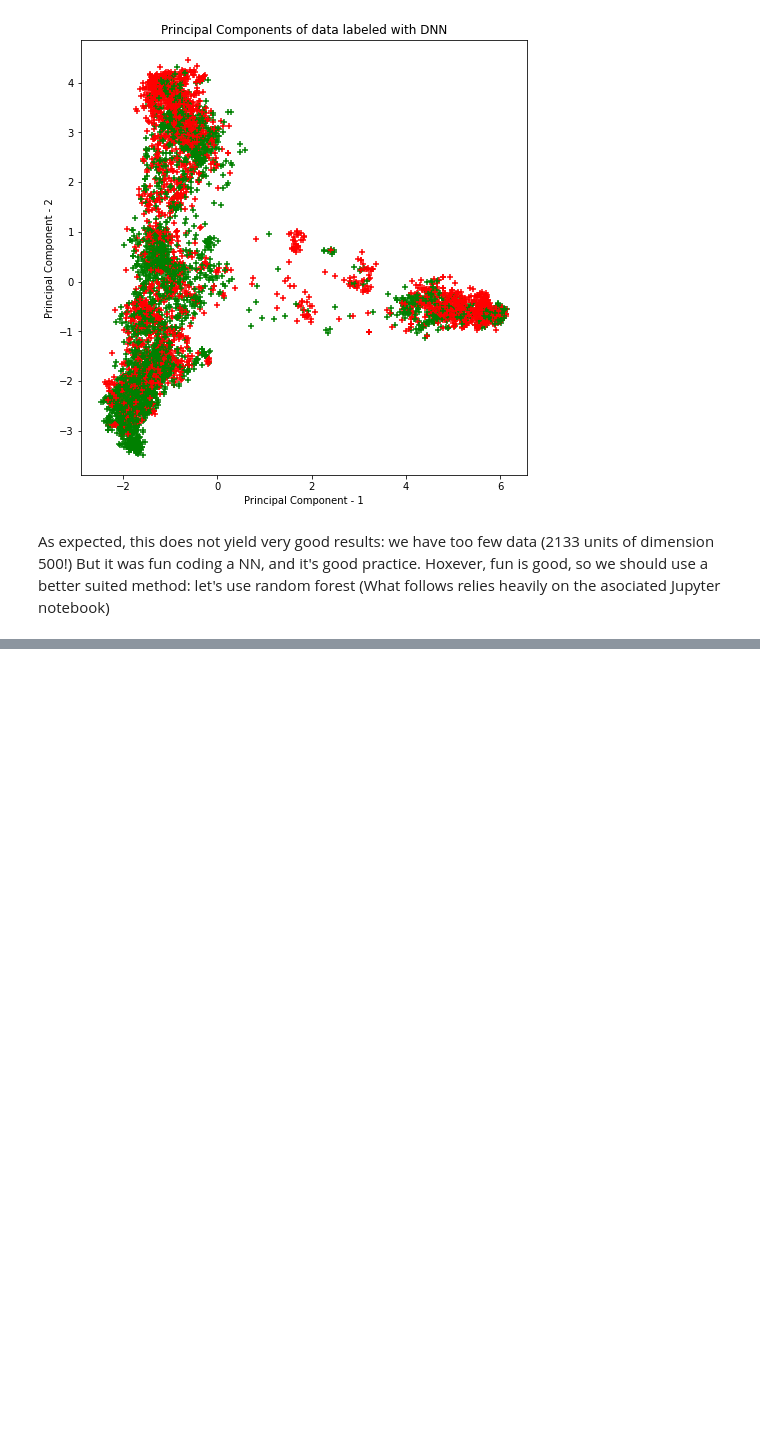
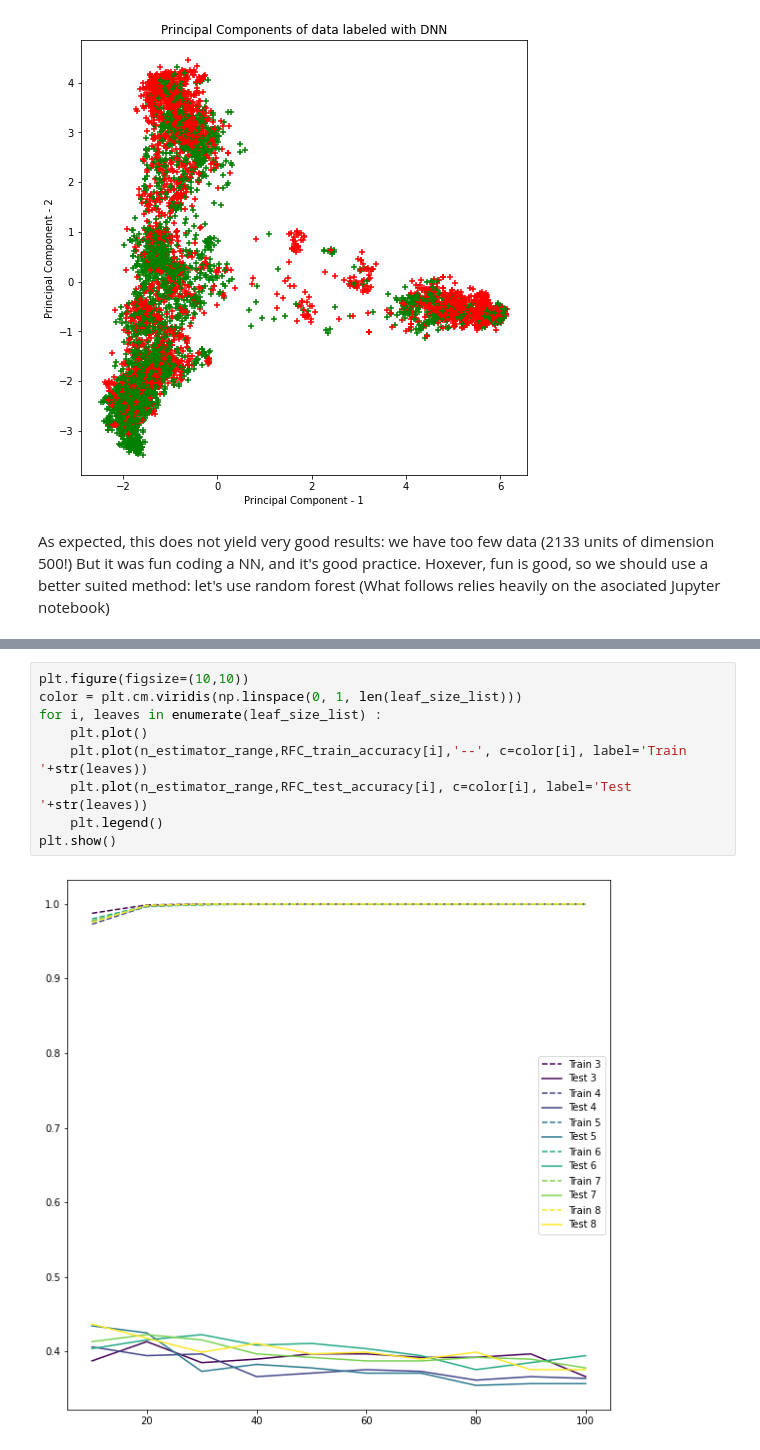
Before and after one commit to PHouzel/PCS_ML_2021, a Jupyter notebook: main.ipynb, the cells around one changed output, grey strips where cells are left out. Cells and saved outputs as stored; diff of their text form; blank space fills up the shorter version.

```diff
--- a/main.ipynb
+++ b/main.ipynb
@@ -701,0 +702,11 @@ time (s)       train score    OOB estimate   test score
+# %%
+plt.figure(figsize=(10,10))
+color = plt.cm.viridis(np.linspace(0, 1, len(leaf_size_list)))
+for i, leaves in enumerate(leaf_size_list) :
+    plt.plot()
+    plt.plot(n_estimator_range,RFC_train_accuracy[i],'--', c=color[i], label='Train '+str(leaves))
+    plt.plot(n_estimator_range,RFC_test_accuracy[i], c=color[i], label='Test '+str(leaves))
+    plt.legend()
+plt.show()
+# %% [output]
+[figure, added]
```
Also changed, not shown: parts of 4 cells of this notebook.
